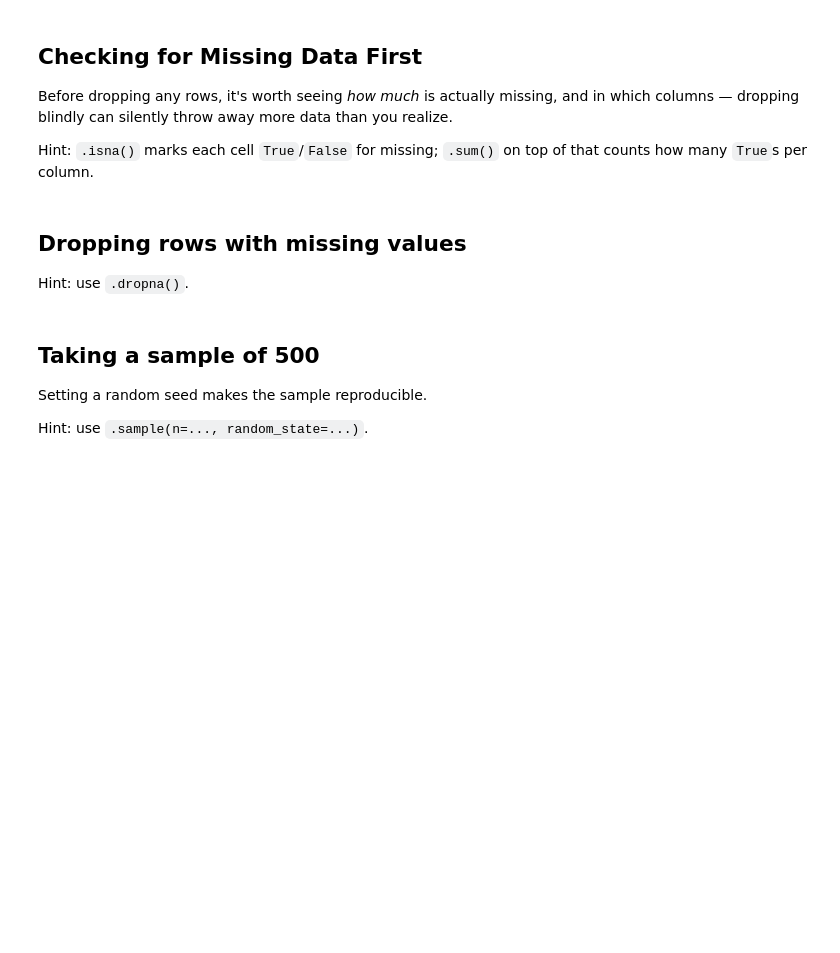
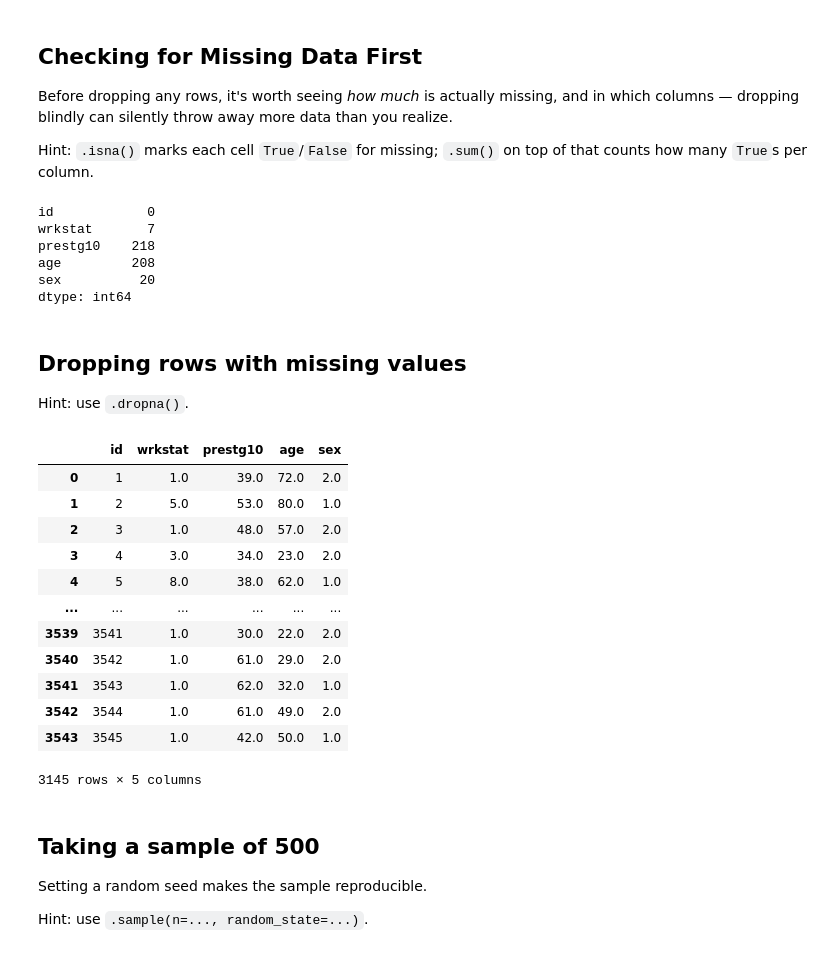
Before and after one commit to xiangyum/hs4002labs_2026, a Jupyter notebook: week2/week2_notebook_student.ipynb, the cells around one changed output. Saved outputs shown, nothing was run; the diff lists cells and outputs as text; code cells hidden in the pictures; blank space fills up the shorter version.

```diff
--- a/week2/week2_notebook_student.ipynb
+++ b/week2/week2_notebook_student.ipynb
@@ -105,13 +202,36 @@ Before dropping any rows, it's worth seeing *how much* is actually missing, and
 
 Hint: `.isna()` marks each cell `True`/`False` for missing; `.sum()` on top of that counts how many `True`s per column.
 # %%
-print(df2.isna().sum())
+# shows how many missing values are there in each variable
+print(df_small.isna().sum())
+# %% [output]
+id            0
+wrkstat       7
+prestg10    218
+age         208
+sex          20
+dtype: int64
 # %% [markdown]
 ## Dropping rows with missing values
 
 Hint: use `.dropna()`.
 # %%
-df2 = df2.dropna()
+df2 = df_small.dropna()
+df2
+# %% [output]
+|  | id | wrkstat | prestg10 | age | sex |
+| 0 | 1 | 1.0 | 39.0 | 72.0 | 2.0 |
+| 1 | 2 | 5.0 | 53.0 | 80.0 | 1.0 |
+| 2 | 3 | 1.0 | 48.0 | 57.0 | 2.0 |
+| 3 | 4 | 3.0 | 34.0 | 23.0 | 2.0 |
+| 4 | 5 | 8.0 | 38.0 | 62.0 | 1.0 |
+| ... | ... | ... | ... | ... | ... |
+| 3539 | 3541 | 1.0 | 30.0 | 22.0 | 2.0 |
+| 3540 | 3542 | 1.0 | 61.0 | 29.0 | 2.0 |
+| 3541 | 3543 | 1.0 | 62.0 | 32.0 | 1.0 |
+| 3542 | 3544 | 1.0 | 61.0 | 49.0 | 2.0 |
+| 3543 | 3545 | 1.0 | 42.0 | 50.0 | 1.0 |
+3145 rows × 5 columns
 # %% [markdown]
 ## Taking a sample of 500
 
```
Also changed, not shown: parts of 23 cells of this notebook.
